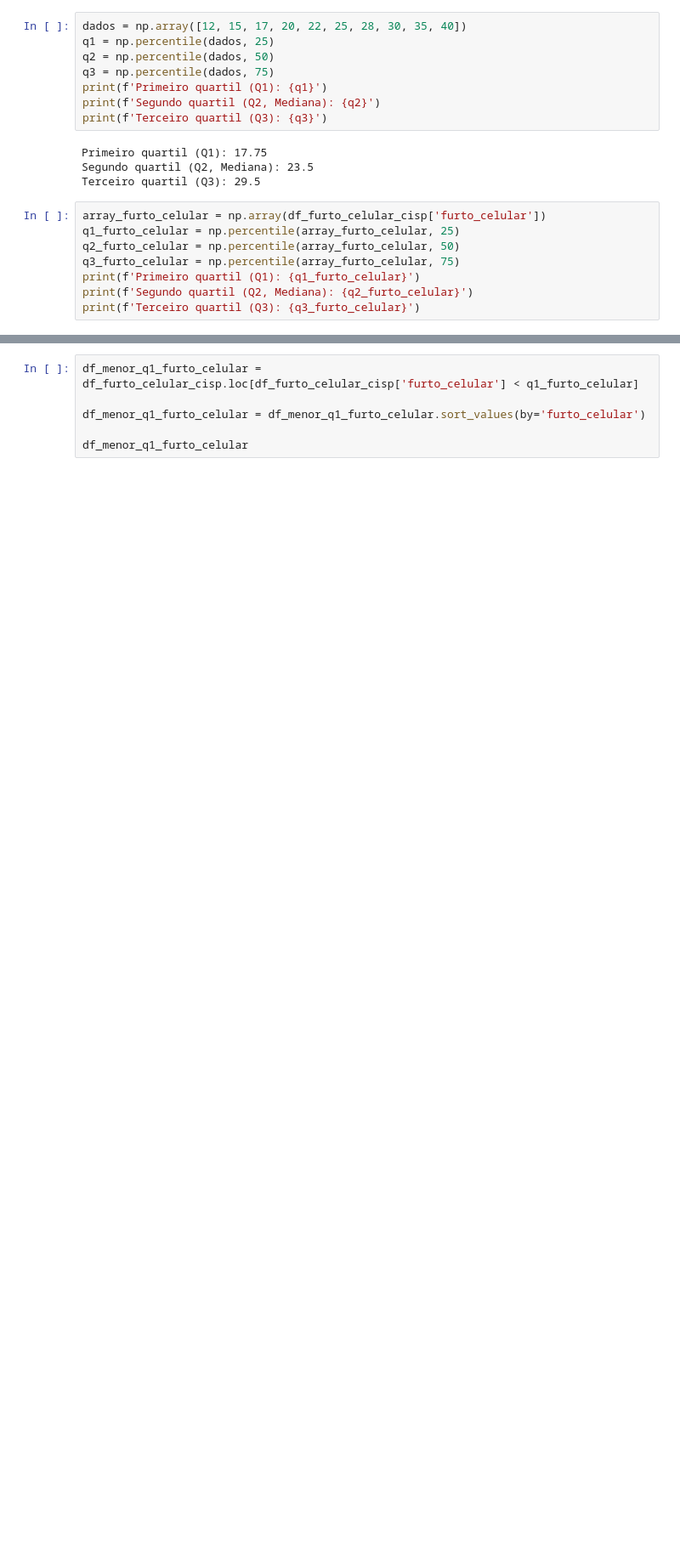
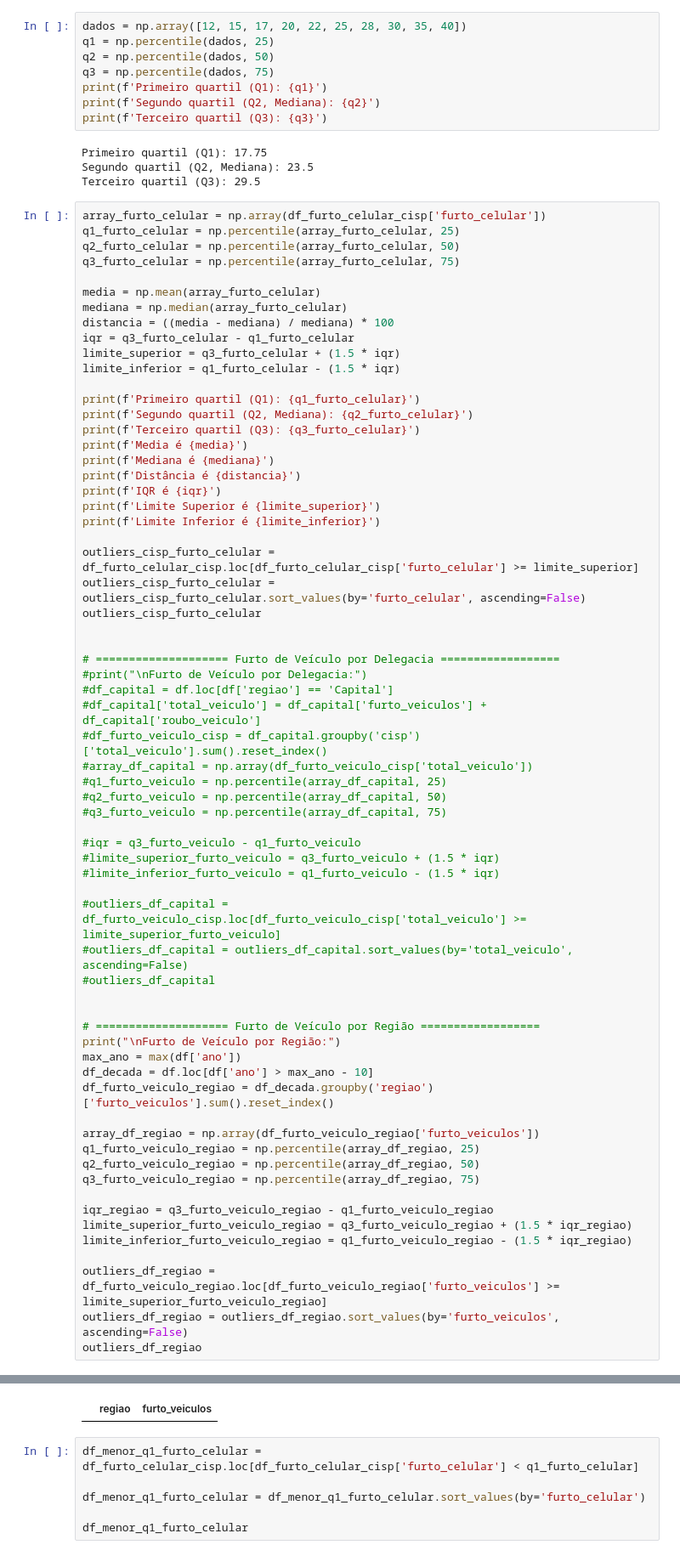
Before and after one commit to JorgeMelo-dev/senac-dados-2026, a Jupyter notebook: ISP SENAC.ipynb, the cells around one changed output, grey strips where cells are left out. Shown at 85% size. Drawn from its saved outputs; the diff is of its cells as text; blank space fills up the shorter version.

```diff
--- a/ISP SENAC.ipynb
+++ b/ISP SENAC.ipynb
@@ -184,9 +184,66 @@ array_furto_celular = np.array(df_furto_celular_cisp['furto_celular'])
 q1_furto_celular = np.percentile(array_furto_celular, 25)
 q2_furto_celular = np.percentile(array_furto_celular, 50)
 q3_furto_celular = np.percentile(array_furto_celular, 75)
+
+media = np.mean(array_furto_celular)
+mediana = np.median(array_furto_celular)
+distancia = ((media - mediana) / mediana) * 100
+iqr = q3_furto_celular - q1_furto_celular
+limite_superior = q3_furto_celular + (1.5 * iqr)
+limite_inferior = q1_furto_celular - (1.5 * iqr)
+
 print(f'Primeiro quartil (Q1): {q1_furto_celular}')
 print(f'Segundo quartil (Q2, Mediana): {q2_furto_celular}')
 print(f'Terceiro quartil (Q3): {q3_furto_celular}')
+print(f'Media é {media}')
+print(f'Mediana é {mediana}')
+print(f'Distância é {distancia}')
+print(f'IQR é {iqr}')
+print(f'Limite Superior é {limite_superior}')
+print(f'Limite Inferior é {limite_inferior}')
+
+outliers_cisp_furto_celular = df_furto_celular_cisp.loc[df_furto_celular_cisp['furto_celular'] >= limite_superior]
+outliers_cisp_furto_celular = outliers_cisp_furto_celular.sort_values(by='furto_celular', ascending=False)
+outliers_cisp_furto_celular
+
+
+# ==================== Furto de Veículo por Delegacia ==================
+#print("\nFurto de Veículo por Delegacia:")
+#df_capital = df.loc[df['regiao'] == 'Capital']
+#df_capital['total_veiculo'] = df_capital['furto_veiculos'] + df_capital['roubo_veiculo']
+#df_furto_veiculo_cisp = df_capital.groupby('cisp')['total_veiculo'].sum().reset_index()
+#array_df_capital = np.array(df_furto_veiculo_cisp['total_veiculo'])
+#q1_furto_veiculo = np.percentile(array_df_capital, 25)
+#q2_furto_veiculo = np.percentile(array_df_capital, 50)
+#q3_furto_veiculo = np.percentile(array_df_capital, 75)
+
+#iqr = q3_furto_veiculo - q1_furto_veiculo
+#limite_superior_furto_veiculo = q3_furto_veiculo + (1.5 * iqr)
+#limite_inferior_furto_veiculo = q1_furto_veiculo - (1.5 * iqr)
+
+#outliers_df_capital = df_furto_veiculo_cisp.loc[df_furto_veiculo_cisp['total_veiculo'] >= limite_superior_furto_veiculo]
+#outliers_df_capital = outliers_df_capital.sort_values(by='total_veiculo', ascending=False)
+#outliers_df_capital
+
+
+# ==================== Furto de Veículo por Região ==================
+print("\nFurto de Veículo por Região:")
+max_ano = max(df['ano'])
+df_decada = df.loc[df['ano'] > max_ano - 10]
+df_furto_veiculo_regiao = df_decada.groupby('regiao')['furto_veiculos'].sum().reset_index()
+
+array_df_regiao = np.array(df_furto_veiculo_regiao['furto_veiculos'])
+q1_furto_veiculo_regiao = np.percentile(array_df_regiao, 25)
+q2_furto_veiculo_regiao = np.percentile(array_df_regiao, 50)
+q3_furto_veiculo_regiao = np.percentile(array_df_regiao, 75)
+
+iqr_regiao = q3_furto_veiculo_regiao - q1_furto_veiculo_regiao
+limite_superior_furto_veiculo_regiao = q3_furto_veiculo_regiao + (1.5 * iqr_regiao)
+limite_inferior_furto_veiculo_regiao = q1_furto_veiculo_regiao - (1.5 * iqr_regiao)
+
+outliers_df_regiao = df_furto_veiculo_regiao.loc[df_furto_veiculo_regiao['furto_veiculos'] >= limite_superior_furto_veiculo_regiao]
+outliers_df_regiao = outliers_df_regiao.sort_values(by='furto_veiculos', ascending=False)
+outliers_df_regiao
 # %% [output]
 Primeiro quartil (Q1): 451.25
 Segundo quartil (Q2, Mediana): 1675.5
@@ -194,3 +259,4 @@ Terceiro quartil (Q3): 4580.0
+|  | regiao | furto_veiculos |
 # %%
 df_menor_q1_furto_celular = df_furto_celular_cisp.loc[df_furto_celular_cisp['furto_celular'] < q1_furto_celular]
 
```
Also changed, not shown: parts of 1 cell of this notebook.
